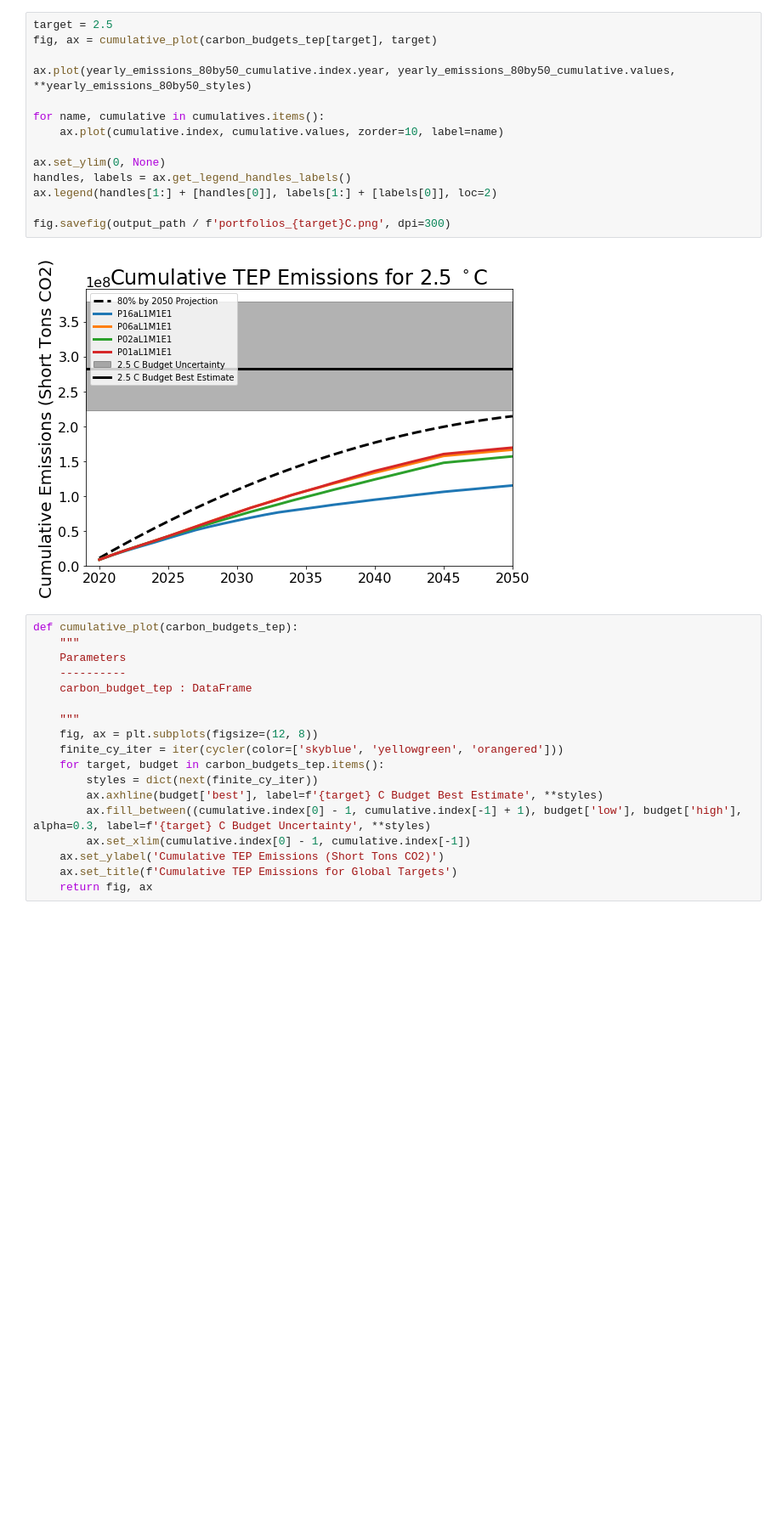
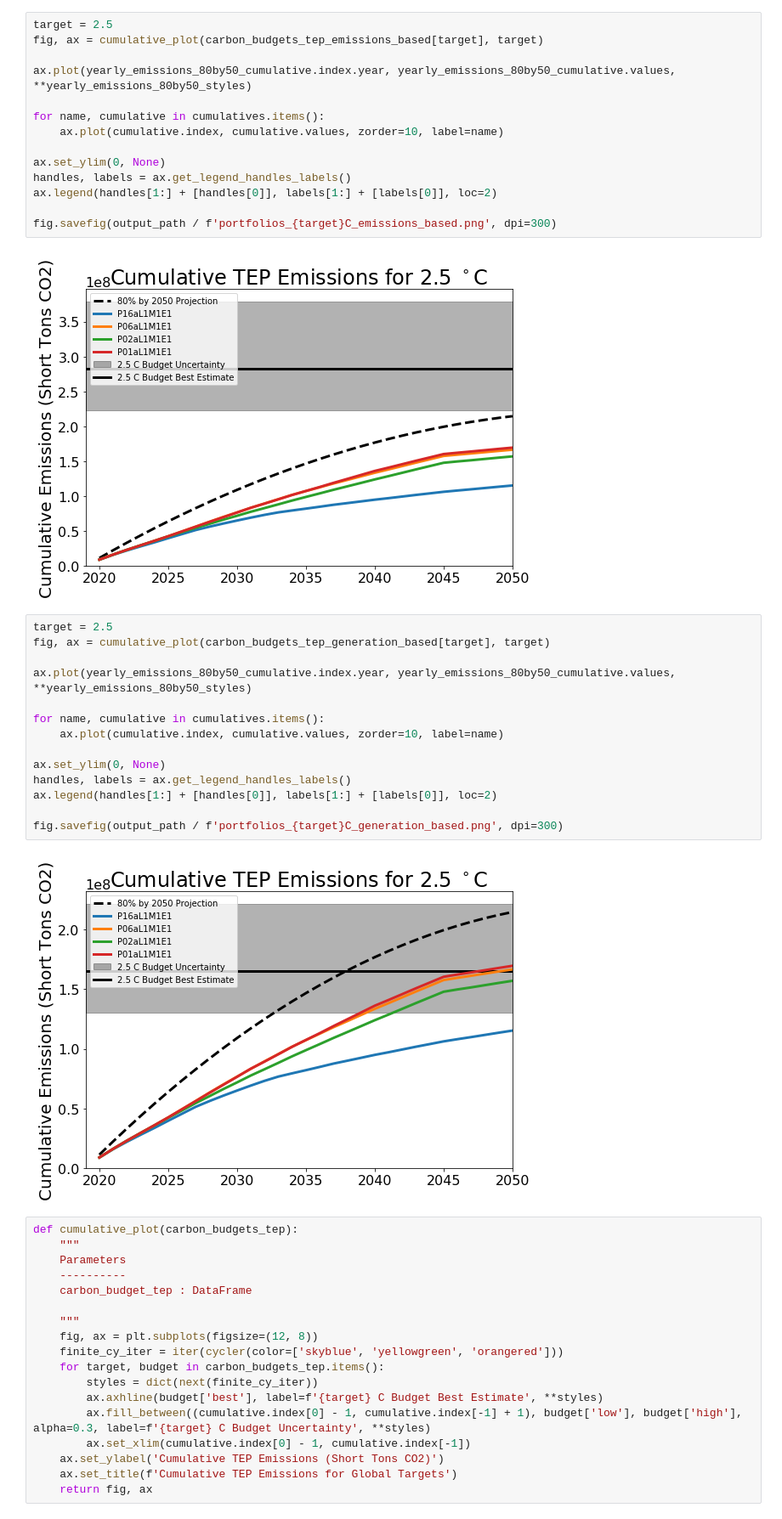
Before and after one commit to CLIMAS-UA/tepcarbon, a Jupyter notebook: tep_carbon.ipynb, the cells around one changed output. Shown at 85% size. Drawn from its saved outputs; the diff is of its cells as text; blank space fills up the shorter version.

```diff
--- a/tep_carbon.ipynb
+++ b/tep_carbon.ipynb
@@ -1103,6 +1157,6 @@ fig.savefig(output_path / f'portfolios_{target}C.png', dpi=300)
 # %%
 target = 2.5
-fig, ax = cumulative_plot(carbon_budgets_tep[target], target)
+fig, ax = cumulative_plot(carbon_budgets_tep_emissions_based[target], target)
 
 ax.plot(yearly_emissions_80by50_cumulative.index.year, yearly_emissions_80by50_cumulative.values, **yearly_emissions_80by50_styles)
 
@@ -1113,9 +1167,25 @@ ax.set_ylim(0, None)
 handles, labels = ax.get_legend_handles_labels()
 ax.legend(handles[1:] + [handles[0]], labels[1:] + [labels[0]], loc=2)
 
-fig.savefig(output_path / f'portfolios_{target}C.png', dpi=300)
+fig.savefig(output_path / f'portfolios_{target}C_emissions_based.png', dpi=300)
 # %% [output]
 [figure]
+# %%
+target = 2.5
+fig, ax = cumulative_plot(carbon_budgets_tep_generation_based[target], target)
+
+ax.plot(yearly_emissions_80by50_cumulative.index.year, yearly_emissions_80by50_cumulative.values, **yearly_emissions_80by50_styles)
+
+for name, cumulative in cumulatives.items():
+    ax.plot(cumulative.index, cumulative.values, zorder=10, label=name)
+
+ax.set_ylim(0, None)
+handles, labels = ax.get_legend_handles_labels()
+ax.legend(handles[1:] + [handles[0]], labels[1:] + [labels[0]], loc=2)
+
+fig.savefig(output_path / f'portfolios_{target}C_generation_based.png', dpi=300)
+# %% [output]
+[figure, added]
 # %%
 def cumulative_plot(carbon_budgets_tep):
     """
```
Also changed, not shown: parts of 11 cells of this notebook, 17 other files.
